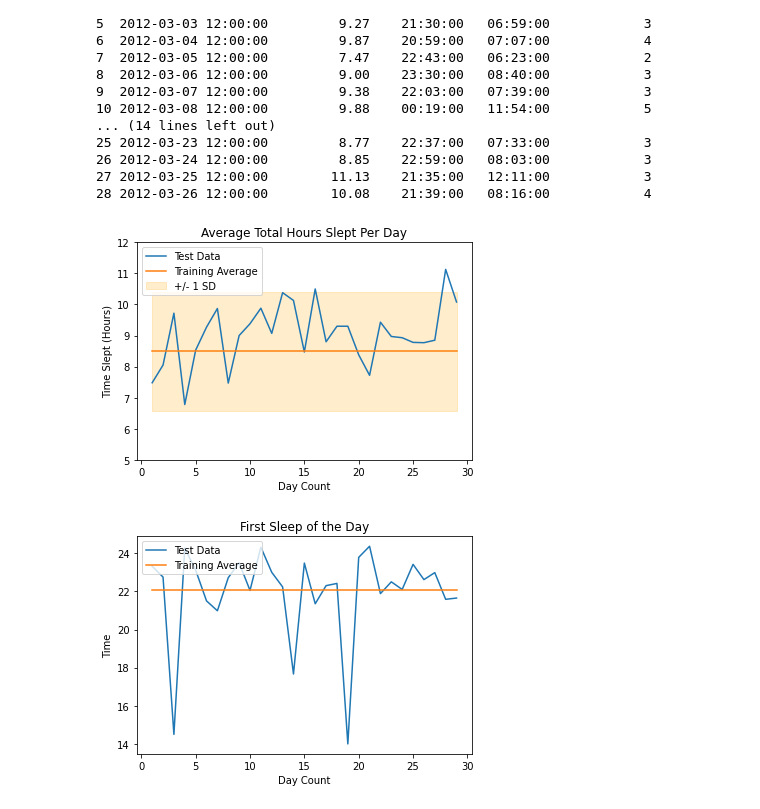
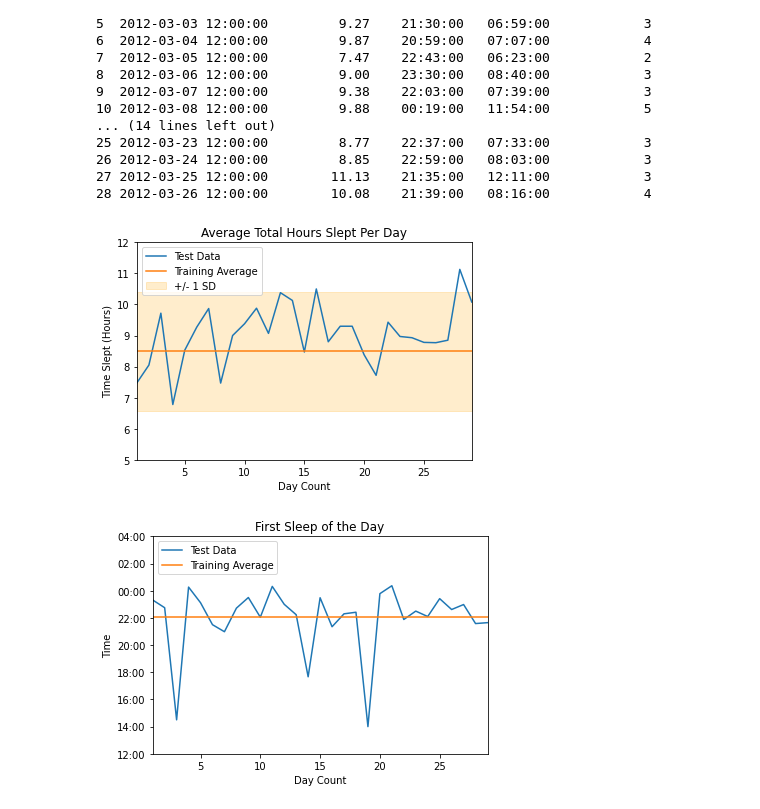
Before and after one commit to genbhall/MSc-individual-project, a Jupyter notebook: preprocessing/sleep_analytics.ipynb, the cells around one changed output. Saved outputs shown, nothing was run; the diff lists cells and outputs as text; code cells hidden in the pictures.

```diff
--- a/preprocessing/sleep_analytics.ipynb
+++ b/preprocessing/sleep_analytics.ipynb
@@ -132,6 +132,8 @@ plt.plot(index_array,average_total_sleep_list,label="Training Average")
 #fill between the two std deviations
 plt.fill_between(index_array,one_std_down_total_sleep_list,one_std_up_total_sleep_list,color='orange',alpha=0.2)
 plt.ylim([5, 12])
+plt.xlim([1, count])
+
 
 #add label
 # where some data has already been plotted to ax
@@ -146,30 +148,35 @@ plt.ylabel('Time Slept (Hours)')
 plt.savefig(f'report_outputs/imgs/{data_name}_averagetothours.jpg',dpi=200)
 plt.show()
 # %% [output]
-[figure, old version]
+[figure, new version]
 # %%
 #PLOTTING BED TIME SLEEP PER DAY
 
 #plot the time slept per day
 plt.plot(index_array,first_sleep_times,label="Test Data")
 
 #plot the average from train
 plt.plot(index_array,average_start_sleep_list,label="Training Average")
 
 #fill between the two std deviations
-plt.ylim([14, 25])
+plt.yticks(np.arange(12, 28+1, 2.0))
+plt.ylim([12, 28])
+plt.xlim([1, count])
+
 
 #add label
 # where some data has already been plotted to ax
 # handles, labels = plt.gca().get_legend_handles_labels()
 # patch = mpatches.Patch(color='orange', alpha=0.2, label='+/- 1 SD')
 # handles.append(patch)
+labels = ["12:00","14:00","16:00","18:00","20:00","22:00","00:00","02:00","04:00"]
+plt.gca().set_yticklabels(labels)
 plt.legend(loc="upper left")
 
 plt.title('First Sleep of the Day')
 plt.xlabel('Day Count')
 plt.ylabel('Time')
 plt.savefig(f'report_outputs/imgs/{data_name}_firstsleep.jpg',dpi=200)
 plt.show()
 # %% [output]
-[figure, old version]
+[figure, new version]
```
Also changed, not shown: parts of 1 cell of this notebook, 4 other files.
